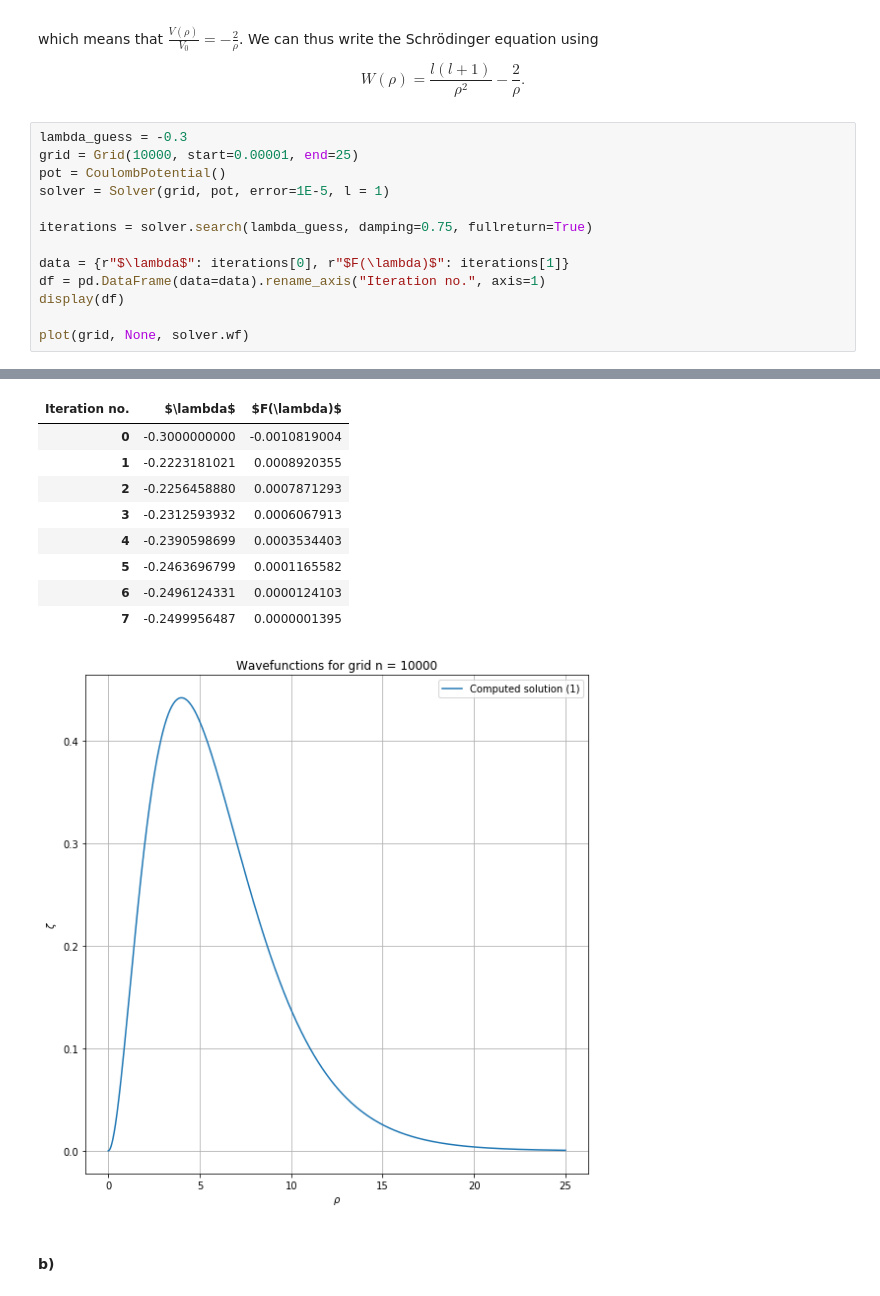
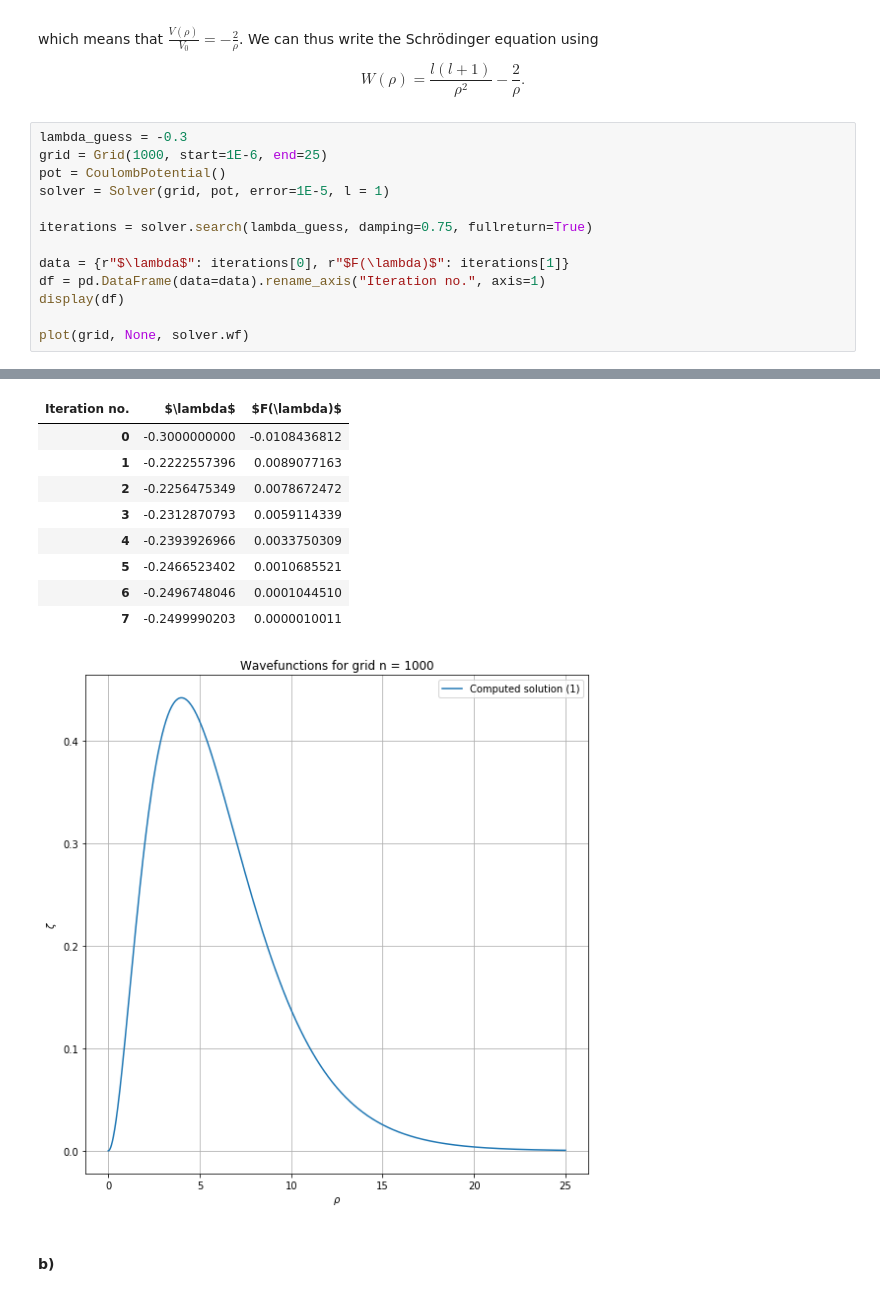
Before and after one commit to KevoSoftworks/computational_physics, a Jupyter notebook: 1_excitons/excitons.ipynb, the cells around one changed output, grey strips where cells are left out. Saved outputs shown, nothing was run; the diff lists cells and outputs as text.

```diff
--- a/1_excitons/excitons.ipynb
+++ b/1_excitons/excitons.ipynb
@@ -420,7 +345,7 @@ W(\rho) = \frac{l(l+1)}{\rho^2} - \frac{2}{\rho}.
 $$
 # %%
 lambda_guess = -0.3
-grid = Grid(10000, start=0.00001, end=25)
+grid = Grid(1000, start=1E-6, end=25)
 pot = CoulombPotential()
 solver = Solver(grid, pot, error=1E-5, l = 1)
 
@@ -451,13 +360,13 @@ plot(grid, None, solver.wf)
 | Iteration no. | $\lambda$ | $F(\lambda)$ |
-| 0 | -0.3000000000 | -0.0010819004 |
-| 1 | -0.2223181021 | 0.0008920355 |
-| 2 | -0.2256458880 | 0.0007871293 |
-| 3 | -0.2312593932 | 0.0006067913 |
-| 4 | -0.2390598699 | 0.0003534403 |
-| 5 | -0.2463696799 | 0.0001165582 |
-| 6 | -0.2496124331 | 0.0000124103 |
-| 7 | -0.2499956487 | 0.0000001395 |
+| 0 | -0.3000000000 | -0.0108436812 |
+| 1 | -0.2222557396 | 0.0089077163 |
+| 2 | -0.2256475349 | 0.0078672472 |
+| 3 | -0.2312870793 | 0.0059114339 |
+| 4 | -0.2393926966 | 0.0033750309 |
+| 5 | -0.2466523402 | 0.0010685521 |
+| 6 | -0.2496748046 | 0.0001044510 |
+| 7 | -0.2499990203 | 0.0000010011 |
-[figure, old version]
+[figure, new version]
 # %% [markdown]
 #### b)
 # %%
```
Also changed, not shown: parts of 12 cells of this notebook, 1 other file.
